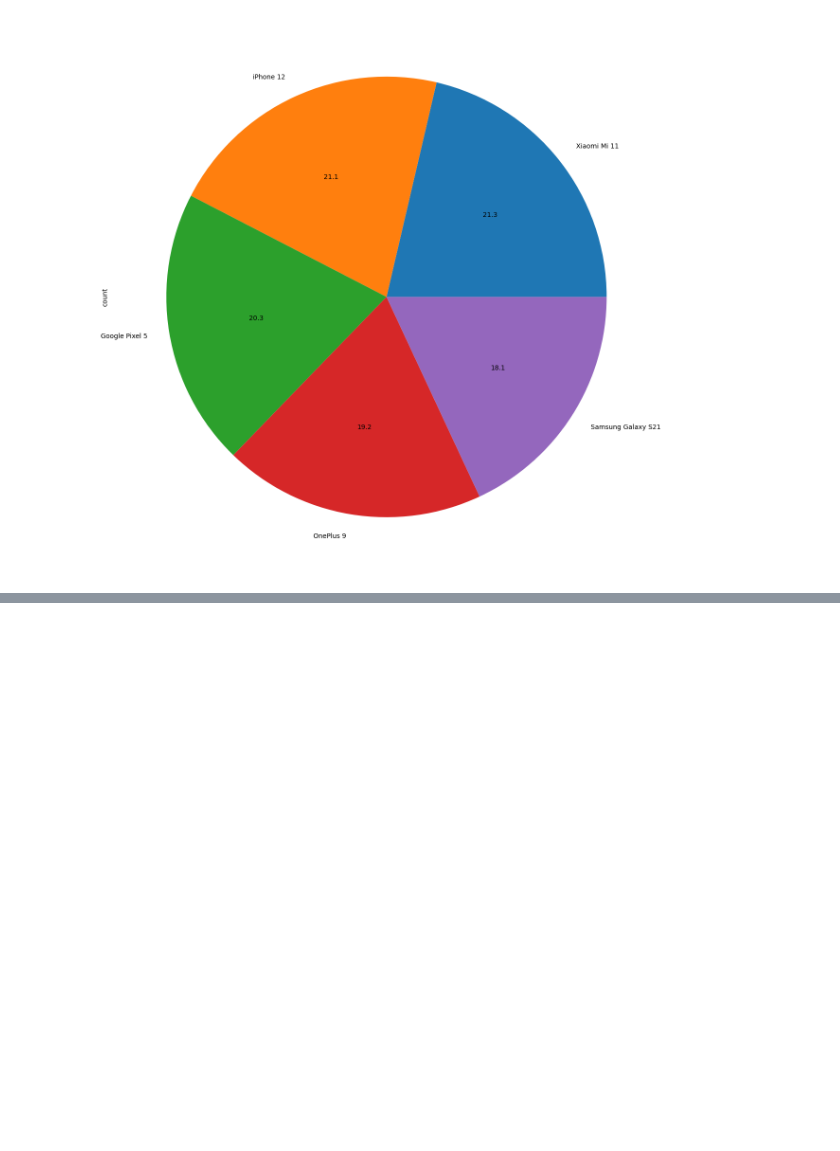
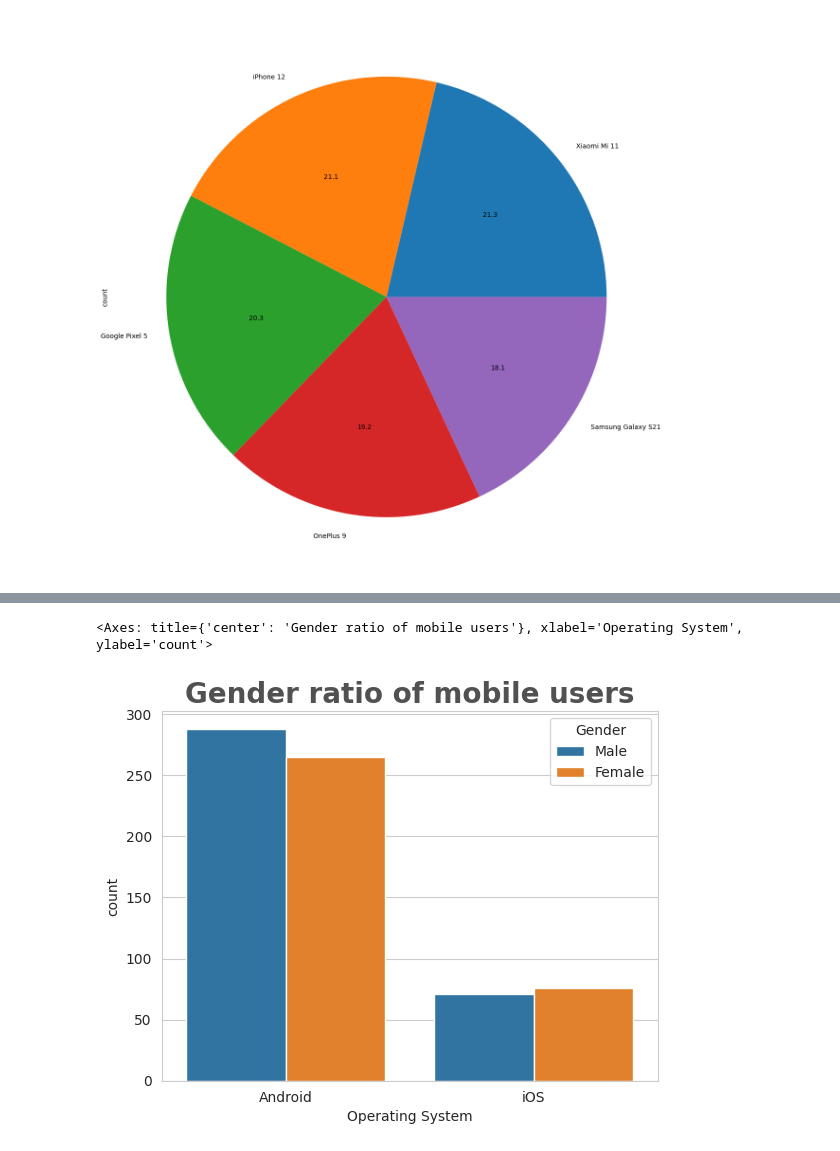
Before and after one commit to git-saksham/bdcoe-ml-task1, a Jupyter notebook: Untitled0.ipynb, the cells around one changed output, grey strips where cells are left out. Drawn from its saved outputs; the diff is of its cells as text; code cells hidden in the pictures; blank space fills up the shorter version.

```diff
--- a/Untitled0.ipynb
+++ b/Untitled0.ipynb
@@ -264,3 +252,10 @@ plt.show()
 # %%
 device = pd.DataFrame(df['Device Model'].value_counts())
 device.rename(columns = {'Device Model':'Count'},inplace=True)
+# %%
+sns.set_style('whitegrid')
+plt.title('Gender ratio of mobile users', fontsize=20, fontweight='bold', alpha=0.8, y=1)
+sns.countplot(x='Operating System',hue='Gender',data=df)
+# %% [output]
+<Axes: title={'center': 'Gender ratio of mobile users'}, xlabel='Operating System', ylabel='count'>
+[figure, added]
```
Also changed, not shown: parts of 3 cells of this notebook.
